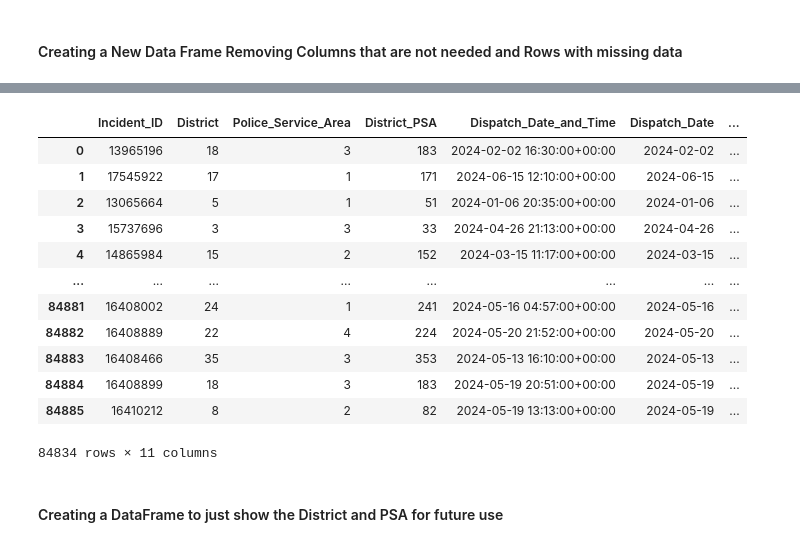
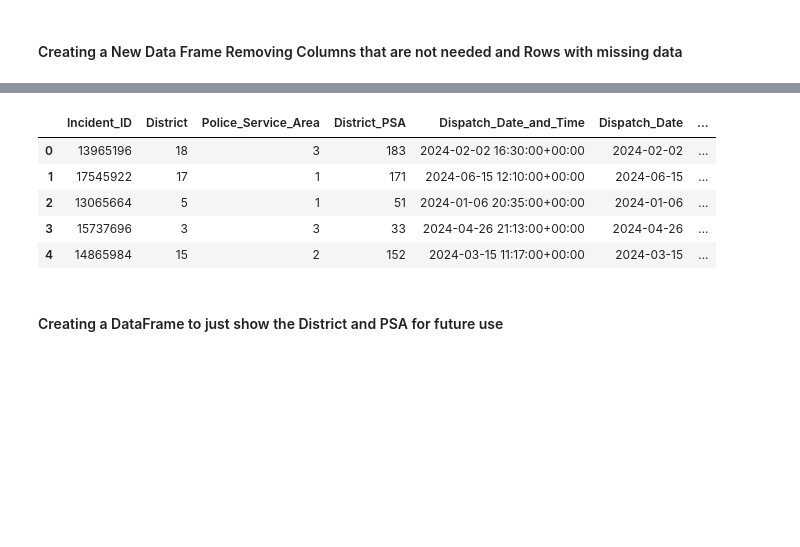
Before and after one commit to EricCroston/Philadelphia-School_Performance_vs_Crime_Data, a Jupyter notebook: Police_and_Incidents_Clean_up and Correlation Analysis.ipynb, the cells around one changed output, grey strips where cells are left out. Drawn from its saved outputs; the diff is of its cells as text; code cells hidden in the pictures; blank space fills up the shorter version.

```diff
--- a/Police_and_Incidents_Clean_up and Correlation Analysis.ipynb
+++ b/Police_and_Incidents_Clean_up and Correlation Analysis.ipynb
@@ -242,39 +218,32 @@ incidents_data_df
 # %%
-# First, drop rows with any NaN values
+# Drop rows with any NaN values
 incidents_data_df = incidents_data_df.dropna(how='any')
 
-# Then, drop rows where 'Not Available' is present in any column
+# Drop rows where 'Not Available' is present in any column
 incidents_data_df = incidents_data_df[~incidents_data_df.isin(['Not Available']).any(axis=1)]
 
 columns_to_convert = ['Incident_ID',
     'District',
     'Police_Service_Area',
     'District_PSA',
     'Dispatch_Date_and_Time',
     'Dispatch_Date',
     'Dispatch_Time',
     'Dispatch_Hour',
     'Location_Block',
     'UCR_Code',
     'General_Crime_Category']
 
 IncidentsTimePlace = incidents_data_df.copy()  # Copy the original DataFrame
 
-IncidentsTimePlace
+IncidentsTimePlace.head()
 # %% [output]
 |  | Incident_ID | District | Police_Service_Area | District_PSA | Dispatch_Date_and_Time | Dispatch_Date | ... |
 | 0 | 13965196 | 18 | 3 | 183 | 2024-02-02 16:30:00+00:00 | 2024-02-02 | ... |
 | 1 | 17545922 | 17 | 1 | 171 | 2024-06-15 12:10:00+00:00 | 2024-06-15 | ... |
 | 2 | 13065664 | 5 | 1 | 51 | 2024-01-06 20:35:00+00:00 | 2024-01-06 | ... |
 | 3 | 15737696 | 3 | 3 | 33 | 2024-04-26 21:13:00+00:00 | 2024-04-26 | ... |
 | 4 | 14865984 | 15 | 2 | 152 | 2024-03-15 11:17:00+00:00 | 2024-03-15 | ... |
-| ... | ... | ... | ... | ... | ... | ... | ... |
-| 84881 | 16408002 | 24 | 1 | 241 | 2024-05-16 04:57:00+00:00 | 2024-05-16 | ... |
-| 84882 | 16408889 | 22 | 4 | 224 | 2024-05-20 21:52:00+00:00 | 2024-05-20 | ... |
-| 84883 | 16408466 | 35 | 3 | 353 | 2024-05-13 16:10:00+00:00 | 2024-05-13 | ... |
-| 84884 | 16408899 | 18 | 3 | 183 | 2024-05-19 20:51:00+00:00 | 2024-05-19 | ... |
-| 84885 | 16410212 | 8 | 2 | 82 | 2024-05-19 13:13:00+00:00 | 2024-05-19 | ... |
-84834 rows × 11 columns
 # %% [markdown]
 #### Creating a DataFrame to just show the District and PSA for future use
 # %%
```
Also changed, not shown: parts of 13 cells of this notebook, 8 other files.
